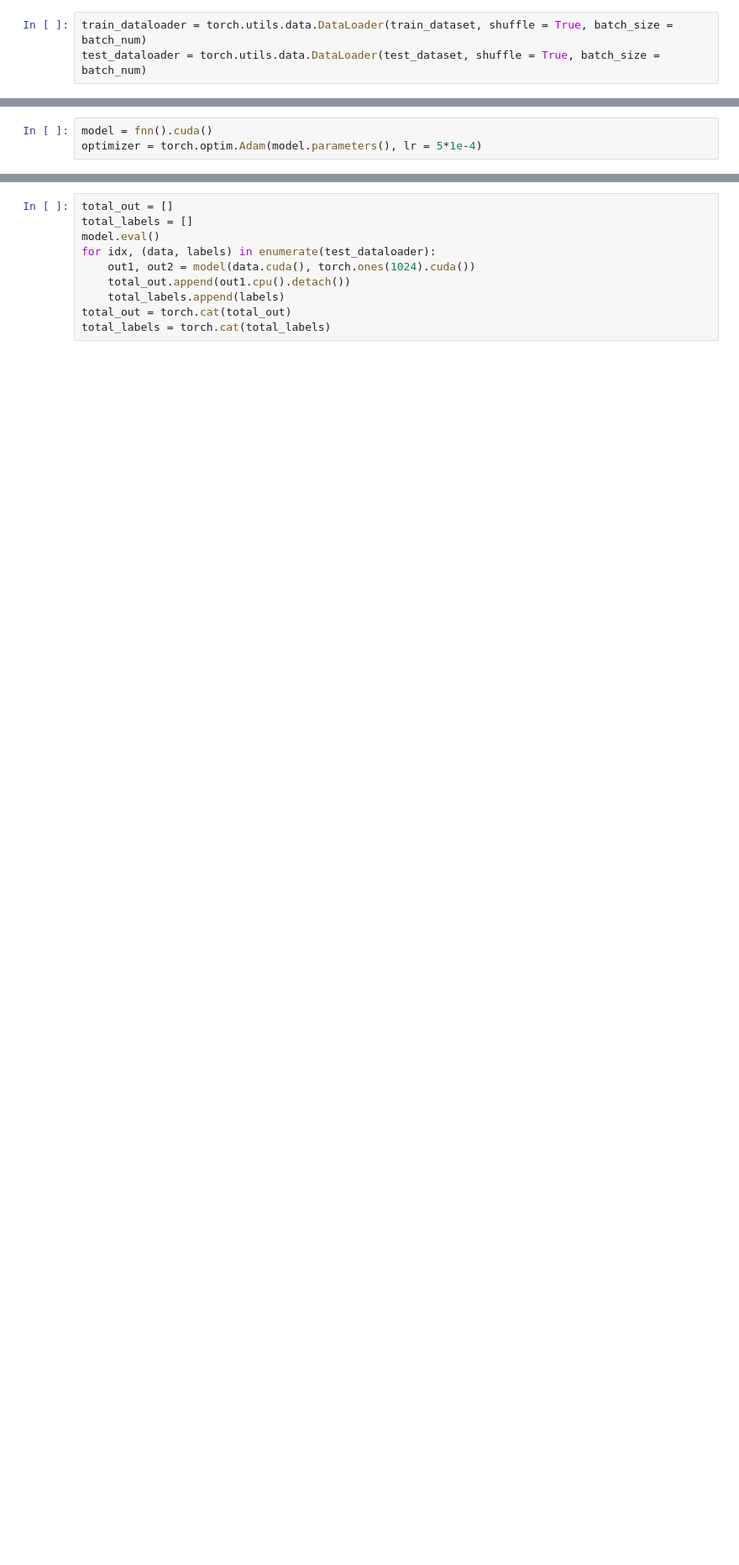
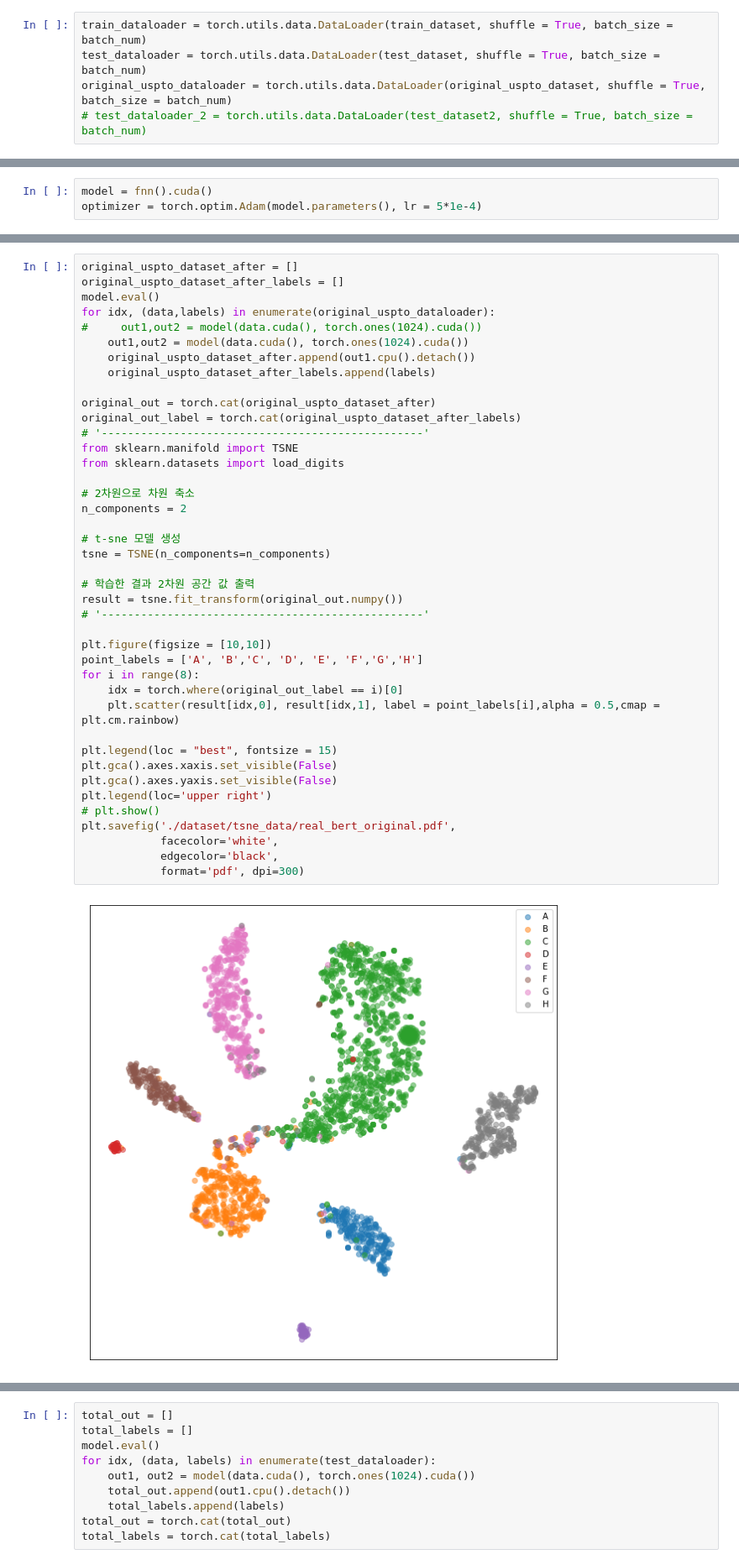
Before and after one commit to joesiheon496/Organize_information, a Jupyter notebook: Patent_metric_learning (2).ipynb, the cells around one changed output, grey strips where cells are left out. Shown at 84% size. Cells and saved outputs as stored; diff of their text form; blank space fills up the shorter version.

```diff
--- a/Patent_metric_learning (2).ipynb
+++ b/Patent_metric_learning (2).ipynb
@@ -95,3 +176,5 @@ test_dataset = patent_dataset(x_test, y_test)
 # %%
 train_dataloader = torch.utils.data.DataLoader(train_dataset, shuffle = True, batch_size = batch_num)
 test_dataloader = torch.utils.data.DataLoader(test_dataset, shuffle = True, batch_size = batch_num)
+original_uspto_dataloader = torch.utils.data.DataLoader(original_uspto_dataset, shuffle = True, batch_size = batch_num)
+# test_dataloader_2 = torch.utils.data.DataLoader(test_dataset2, shuffle = True, batch_size = batch_num)
@@ -183,0 +342,43 @@ torch.save(model, "/content/drive/MyDrive/patent_mode.pt")
+# %%
+original_uspto_dataset_after = []
+original_uspto_dataset_after_labels = []
+model.eval()
+for idx, (data,labels) in enumerate(original_uspto_dataloader):
+#     out1,out2 = model(data.cuda(), torch.ones(1024).cuda())
+    out1,out2 = model(data.cuda(), torch.ones(1024).cuda())
+    original_uspto_dataset_after.append(out1.cpu().detach())
+    original_uspto_dataset_after_labels.append(labels)
+
+original_out = torch.cat(original_uspto_dataset_after)
+original_out_label = torch.cat(original_uspto_dataset_after_labels)
+# '-------------------------------------------------'
+from sklearn.manifold import TSNE
+from sklearn.datasets import load_digits
+
+# 2차원으로 차원 축소
+n_components = 2
+
+# t-sne 모델 생성
+tsne = TSNE(n_components=n_components)
+
+# 학습한 결과 2차원 공간 값 출력
+result = tsne.fit_transform(original_out.numpy())
+# '-------------------------------------------------'
+
+plt.figure(figsize = [10,10])
+point_labels = ['A', 'B','C', 'D', 'E', 'F','G','H']
+for i in range(8):
+    idx = torch.where(original_out_label == i)[0]
+    plt.scatter(result[idx,0], result[idx,1], label = point_labels[i],alpha = 0.5,cmap = plt.cm.rainbow)
+
+plt.legend(loc = "best", fontsize = 15)
+plt.gca().axes.xaxis.set_visible(False)
+plt.gca().axes.yaxis.set_visible(False)
+plt.legend(loc='upper right')
+# plt.show()
+plt.savefig('./dataset/tsne_data/real_bert_original.pdf',
+            facecolor='white',
+            edgecolor='black',
+            format='pdf', dpi=300)
+# %% [output]
+[figure, added]
```
Also changed, not shown: parts of 83 cells of this notebook.
